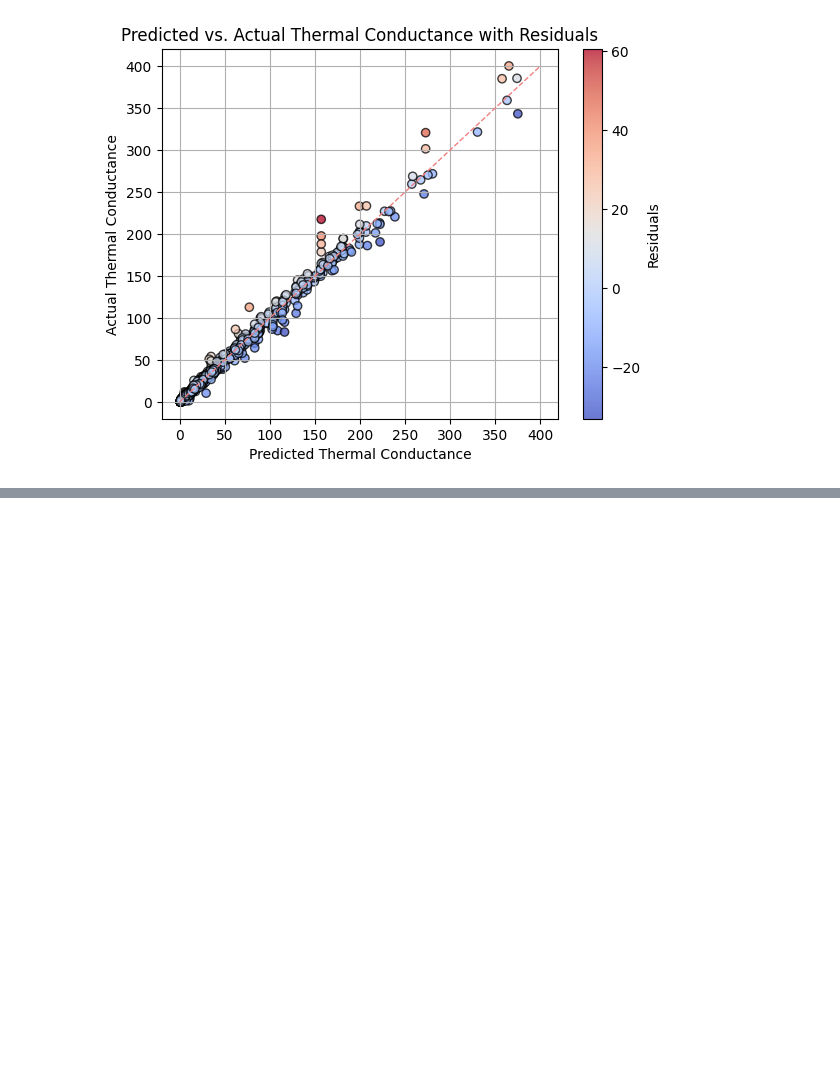
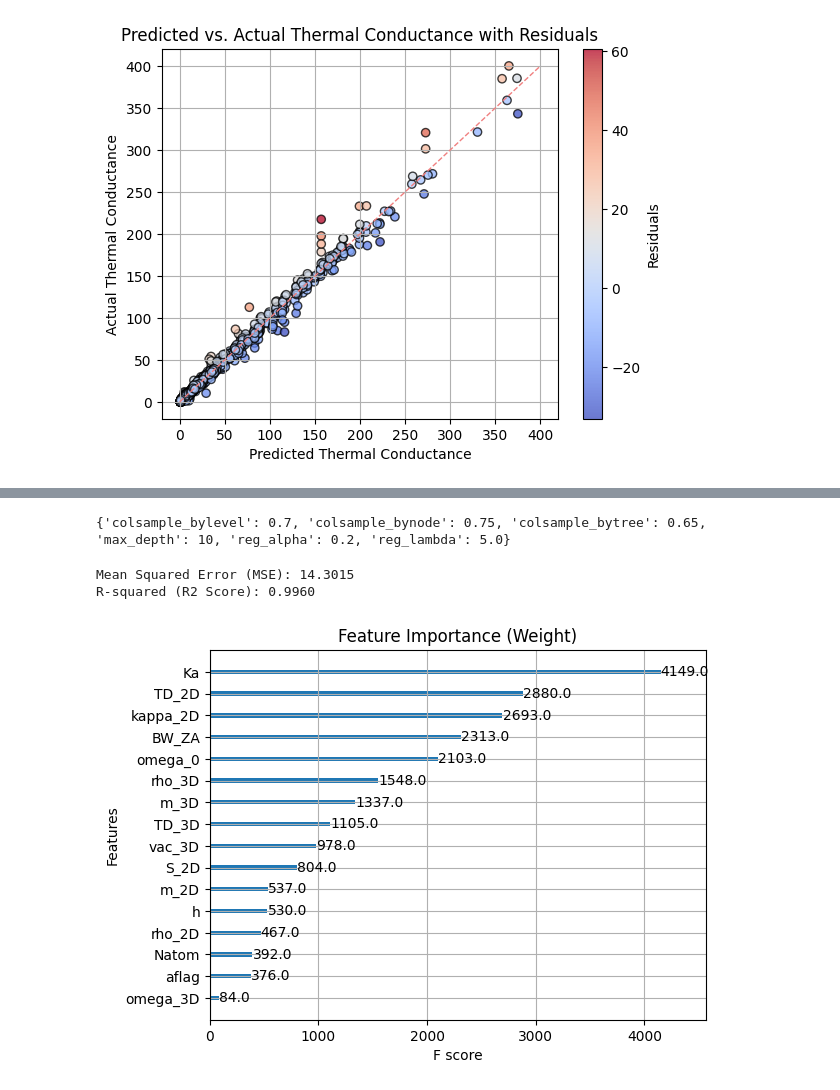
Before and after one commit to ariahosseini/TradML, a Jupyter notebook: ML_2D_Materials_Interfacial_Thermal_Conductance.ipynb, the cells around one changed output, grey strips where cells are left out. Cells and saved outputs as stored; diff of their text form; code cells hidden in the pictures; blank space fills up the shorter version.

```diff
--- a/ML_2D_Materials_Interfacial_Thermal_Conductance.ipynb
+++ b/ML_2D_Materials_Interfacial_Thermal_Conductance.ipynb
@@ -450,0 +469,29 @@ plt.show()
+# %%
+%%time
+param_grid = {
+              "max_depth": [6, 8, 10],
+              "reg_alpha": [0, 0.2],
+              "reg_lambda": [1.0, 3.0, 5.0],
+              "colsample_bytree": [0.6, 0.65],
+              "colsample_bylevel": [0.65, 0.7],
+              "colsample_bynode": [0.75, 0.8, 0.85],
+              }
+
+
+
+grid_search = GridSearchCV(estimator = xgb.XGBRegressor(objective="reg:squarederror",
+                                                         seed=42,
+                                                         subsample=0.7,
+                                                         early_stopping_rounds=20,
+                                                        ),
+                           param_grid=param_grid,
+                           scoring="neg_root_mean_squared_error",
+                           verbose=0,
+                           n_jobs=4,
+                           cv=2)
+
+grid_search.fit(X_train,
+                y_train,
+                verbose=False,
+                eval_set=[(X_test, y_test)]
+                )
@@ -450,0 +518,4 @@ plt.show()
+# %%
+print(grid_search.best_params_)
+# %% [output]
+{'colsample_bylevel': 0.7, 'colsample_bynode': 0.75, 'colsample_bytree': 0.65, 'max_depth': 10, 'reg_alpha': 0.2, 'reg_lambda': 5.0}
@@ -450,0 +524,15 @@ plt.show()
+# %%
+mse = mean_squared_error(y_test, y_pred)
+r2 = r2_score(y_test, y_pred)
+
+print(f"Mean Squared Error (MSE): {mse:.4f}")
+print(f"R-squared (R2 Score): {r2:.4f}")
+# %% [output]
+Mean Squared Error (MSE): 14.3015
+R-squared (R2 Score): 0.9960
+# %%
+xgb.plot_importance(grid_search.best_estimator_, importance_type='weight')
+plt.title('Feature Importance (Weight)')
+plt.show()
+# %% [output]
+[figure, added]
```
Also changed, not shown: parts of 25 cells of this notebook.
